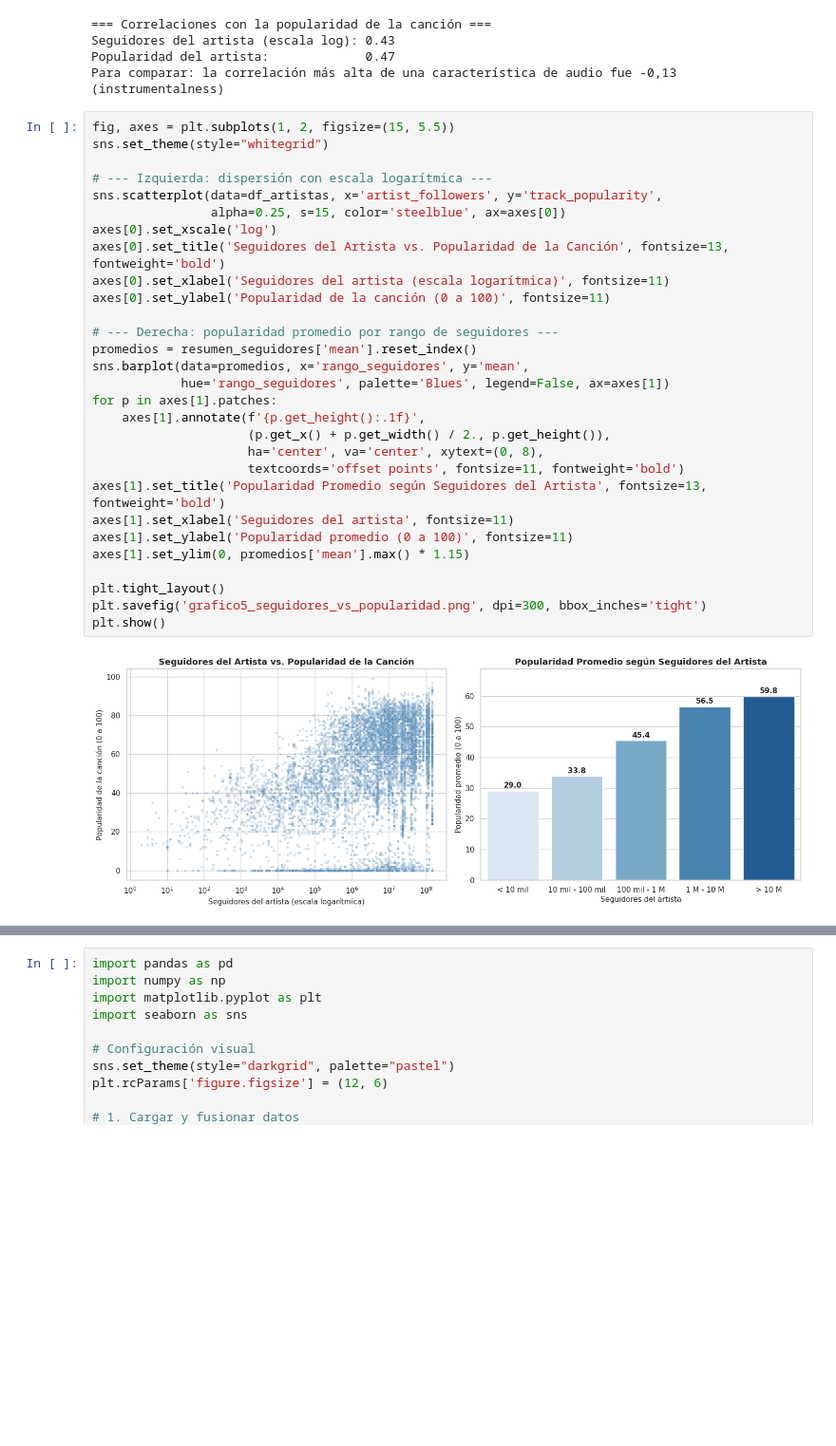
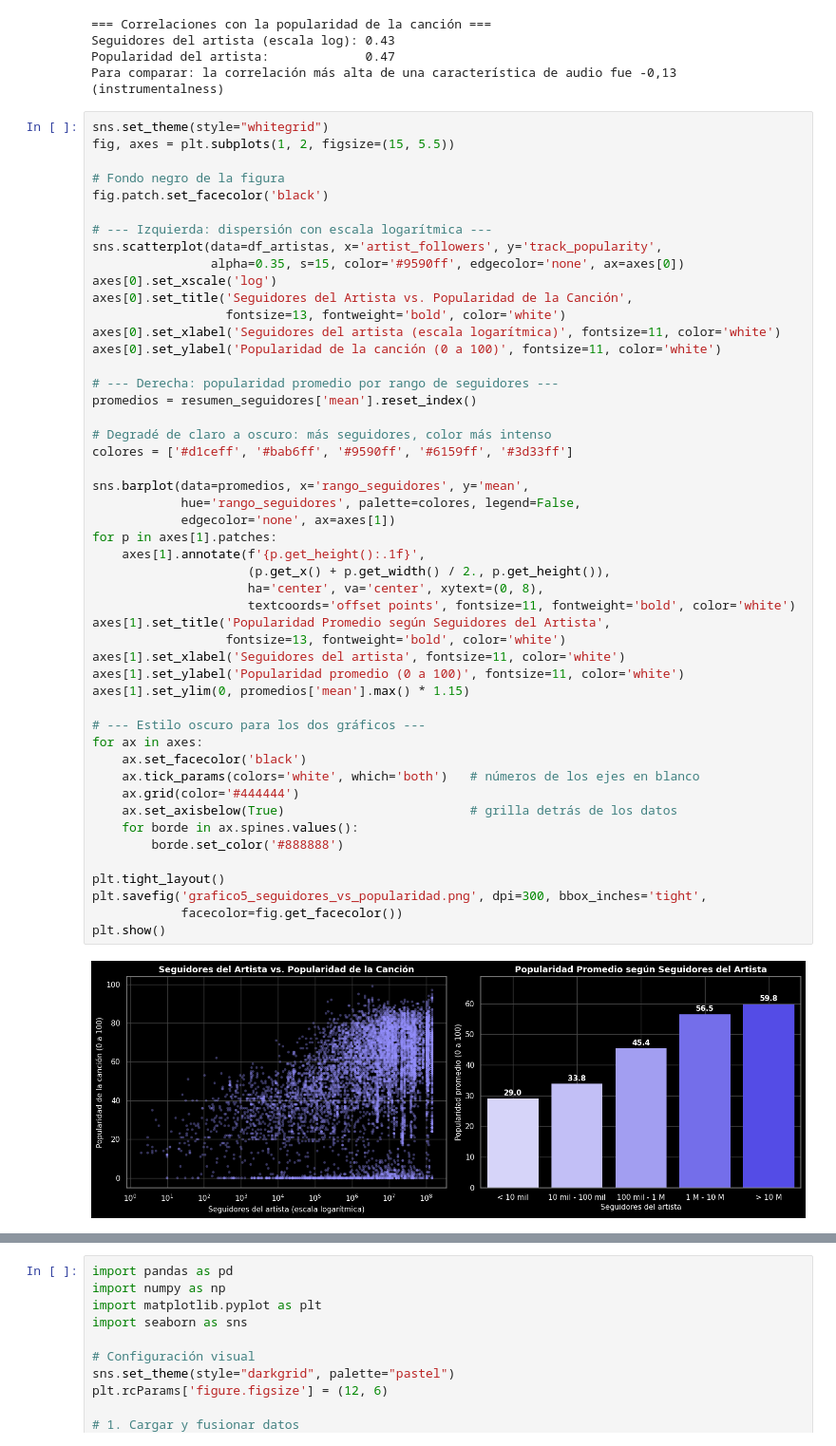
Before and after one commit to TDSxs/Lab-Musica, a Jupyter notebook: notebooks/Trabajo_Práctico_Laboratorio.ipynb, the cells around one changed output, grey strips where cells are left out. Shown at 95% size. Saved outputs shown, nothing was run; the diff lists cells and outputs as text; blank space fills up the shorter version.

```diff
--- a/notebooks/Trabajo_Práctico_Laboratorio.ipynb
+++ b/notebooks/Trabajo_Práctico_Laboratorio.ipynb
@@ -498,33 +538,53 @@ Seguidores del artista (escala log): 0.43
 Popularidad del artista:             0.47
 Para comparar: la correlación más alta de una característica de audio fue -0,13 (instrumentalness)
 # %%
+sns.set_theme(style="whitegrid")
 fig, axes = plt.subplots(1, 2, figsize=(15, 5.5))
-sns.set_theme(style="whitegrid")
+
+# Fondo negro de la figura
+fig.patch.set_facecolor('black')
 
 # --- Izquierda: dispersión con escala logarítmica ---
 sns.scatterplot(data=df_artistas, x='artist_followers', y='track_popularity',
-                alpha=0.25, s=15, color='steelblue', ax=axes[0])
+                alpha=0.35, s=15, color='#9590ff', edgecolor='none', ax=axes[0])
 axes[0].set_xscale('log')
-axes[0].set_title('Seguidores del Artista vs. Popularidad de la Canción', fontsize=13, fontweight='bold')
-axes[0].set_xlabel('Seguidores del artista (escala logarítmica)', fontsize=11)
-axes[0].set_ylabel('Popularidad de la canción (0 a 100)', fontsize=11)
+axes[0].set_title('Seguidores del Artista vs. Popularidad de la Canción',
+                  fontsize=13, fontweight='bold', color='white')
+axes[0].set_xlabel('Seguidores del artista (escala logarítmica)', fontsize=11, color='white')
+axes[0].set_ylabel('Popularidad de la canción (0 a 100)', fontsize=11, color='white')
 
 # --- Derecha: popularidad promedio por rango de seguidores ---
 promedios = resumen_seguidores['mean'].reset_index()
+
+# Degradé de claro a oscuro: más seguidores, color más intenso
+colores = ['#d1ceff', '#bab6ff', '#9590ff', '#6159ff', '#3d33ff']
+
 sns.barplot(data=promedios, x='rango_seguidores', y='mean',
-            hue='rango_seguidores', palette='Blues', legend=False, ax=axes[1])
+            hue='rango_seguidores', palette=colores, legend=False,
+            edgecolor='none', ax=axes[1])
 for p in axes[1].patches:
     axes[1].annotate(f'{p.get_height():.1f}',
                      (p.get_x() + p.get_width() / 2., p.get_height()),
                      ha='center', va='center', xytext=(0, 8),
-                     textcoords='offset points', fontsize=11, fontweight='bold')
-axes[1].set_title('Popularidad Promedio según Seguidores del Artista', fontsize=13, fontweight='bold')
-axes[1].set_xlabel('Seguidores del artista', fontsize=11)
-axes[1].set_ylabel('Popularidad promedio (0 a 100)', fontsize=11)
+                     textcoords='offset points', fontsize=11, fontweight='bold', color='white')
+axes[1].set_title('Popularidad Promedio según Seguidores del Artista',
+                  fontsize=13, fontweight='bold', color='white')
+axes[1].set_xlabel('Seguidores del artista', fontsize=11, color='white')
+axes[1].set_ylabel('Popularidad promedio (0 a 100)', fontsize=11, color='white')
 axes[1].set_ylim(0, promedios['mean'].max() * 1.15)
 
+# --- Estilo oscuro para los dos gráficos ---
+for ax in axes:
+    ax.set_facecolor('black')
+    ax.tick_params(colors='white', which='both')   # números de los ejes en blanco
+    ax.grid(color='#444444')
+    ax.set_axisbelow(True)                         # grilla detrás de los datos
+    for borde in ax.spines.values():
+        borde.set_color('#888888')
+
 plt.tight_layout()
-plt.savefig('grafico5_seguidores_vs_popularidad.png', dpi=300, bbox_inches='tight')
+plt.savefig('grafico5_seguidores_vs_popularidad.png', dpi=300, bbox_inches='tight',
+            facecolor=fig.get_facecolor())
 plt.show()
 # %% [output]
-[figure, old version]
+[figure, new version]
```
Also changed, not shown: parts of 14 cells of this notebook.
